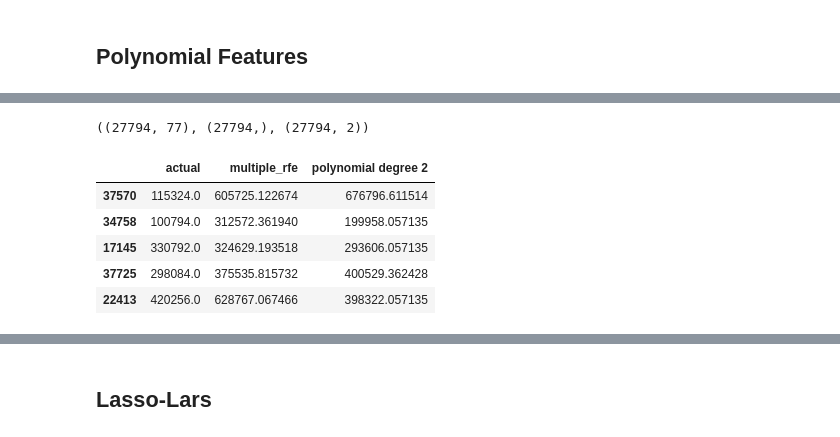
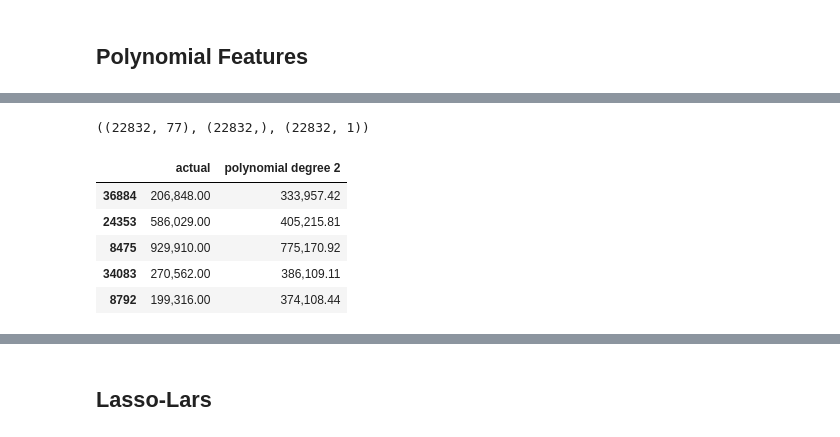
Before and after one commit to m3redithw/regression-exercises, a Jupyter notebook: model.ipynb, the cells around one changed output, grey strips where cells are left out. Cells and saved outputs as stored; diff of their text form; code cells hidden in the pictures.

```diff
--- a/model.ipynb
+++ b/model.ipynb
@@ -132,7 +148,8 @@ lm.fit(X_train_rfe, y_train)
 
 # 3. Make predictions
 X_train_rfe = rfe.transform(X_train)
-predictions['multiple_rfe'] = lm.predict(X_train_rfe)
-
-predictions.head()
+X_validate_rfe = rfe.transform(X_validate)
+train_predictions['multiple_rfe_k=2'] = lm.predict(X_train_rfe)
+validate_predictions['multiple_rfe_k=2'] = lm.predict(X_validate_rfe)
+train_predictions.head()
 # %% [output]
@@ -144,0 +173,15 @@ predictions.head()
+# %%
+for k in range(3,10):
+    lm = LinearRegression()
+    # 1. Transform our X
+    rfe = RFE(lm, n_features_to_select=k)
+    rfe.fit(X_train, y_train)
+    # 2. Use the transformed x in our model
+    X_train_rfe = rfe.transform(X_train)
+    X_validate_rfe = rfe.transform(X_validate)
+    lm.fit(X_train_rfe, y_train)
+
+    # Make predictions
+    train_predictions['multiple_rfe_k=', k] = lm.predict(X_train_rfe)
+    validate_predictions['multiple_rfe_k=', k] = lm.predict(X_validate_rfe)
+    k+=1
@@ -145,5 +247,12 @@ predictions.head()
 # %% [markdown]
 ## Polynomial Features
+# %%
+train_pred = pd.DataFrame({
+    'actual': s_train.assessed_value
+})
+validate_pred = pd.DataFrame({
+    'actual': s_validate.assessed_value
+})
 # %%
 from sklearn.preprocessing import PolynomialFeatures
 
@@ -153,7 +262,7 @@ poly.fit(X_train)
 X_train_poly = pd.DataFrame(
     poly.transform(X_train),
     columns=poly.get_feature_names(X_train.columns),
-    index=train.index,
+    index=X_train.index,
 )
 X_train_poly.head()
 # %% [output]
@@ -166,17 +275,19 @@ X_train_poly.head()
 # %%
-X_train_poly.shape, y_train.shape, predictions.shape
+X_train_poly.shape, y_train.shape, train_pred.shape
 # %% [output]
-((27794, 77), (27794,), (27794, 2))
+((22832, 77), (22832,), (22832, 1))
 # %%
 lm = LinearRegression()
 lm.fit(X_train_poly, y_train)
+X_validate_poly = poly.transform(X_validate)
 
-predictions['polynomial degree 2'] = lm.predict(X_train_poly)
-predictions.head()
+train_pred['polynomial degree 2'] = lm.predict(X_train_poly)
+validate_pred['polynomial degree 2'] = lm.predict(X_validate_poly)
+train_pred.head()
 # %% [output]
-|  | actual | multiple_rfe | polynomial degree 2 |
-| 37570 | 115324.0 | 605725.122674 | 676796.611514 |
-| 34758 | 100794.0 | 312572.361940 | 199958.057135 |
-| 17145 | 330792.0 | 324629.193518 | 293606.057135 |
-| 37725 | 298084.0 | 375535.815732 | 400529.362428 |
-| 22413 | 420256.0 | 628767.067466 | 398322.057135 |
+|  | actual | polynomial degree 2 |
+| 36884 | 206,848.00 | 333,957.42 |
+| 24353 | 586,029.00 | 405,215.81 |
+| 8475 | 929,910.00 | 775,170.92 |
+| 34083 | 270,562.00 | 386,109.11 |
+| 8792 | 199,316.00 | 374,108.44 |
```
Also changed, not shown: parts of 53 cells of this notebook.
